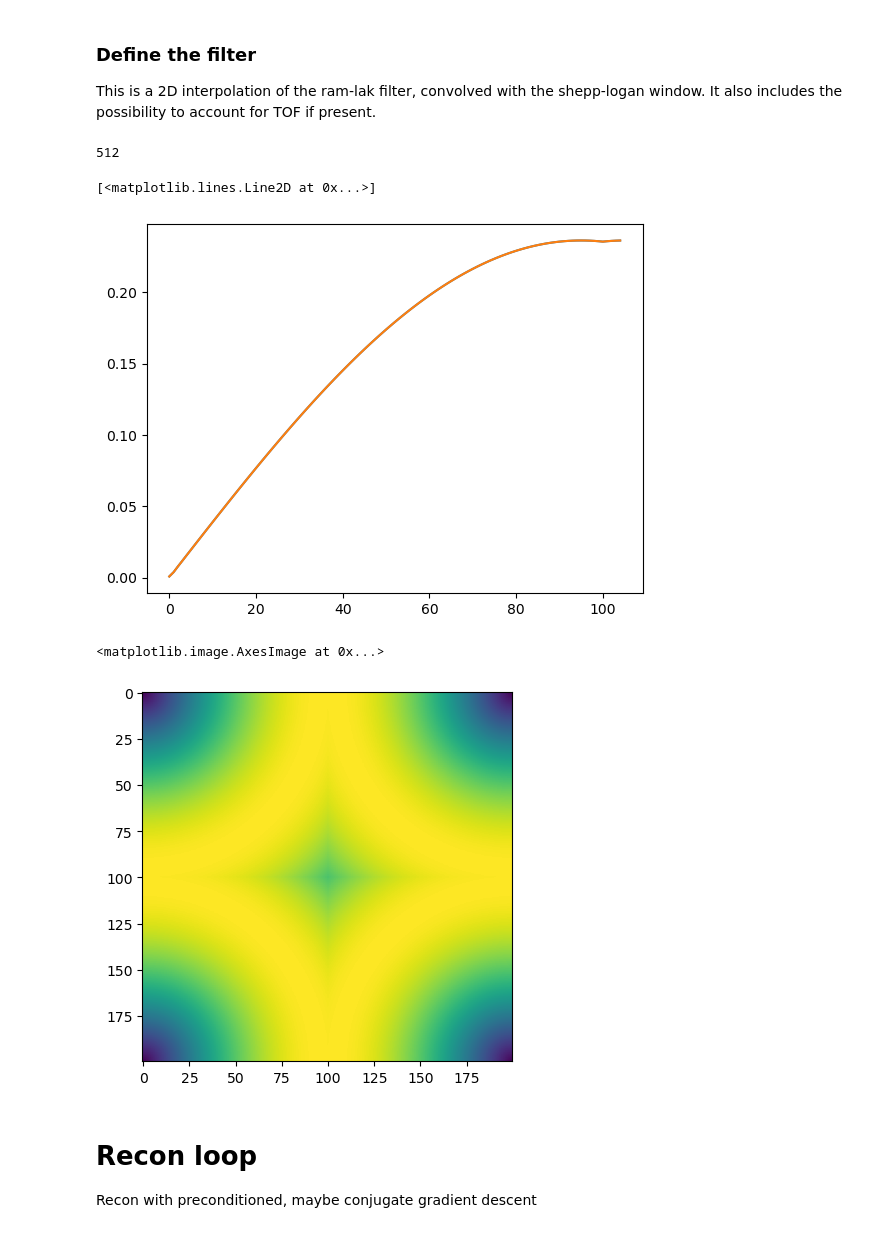
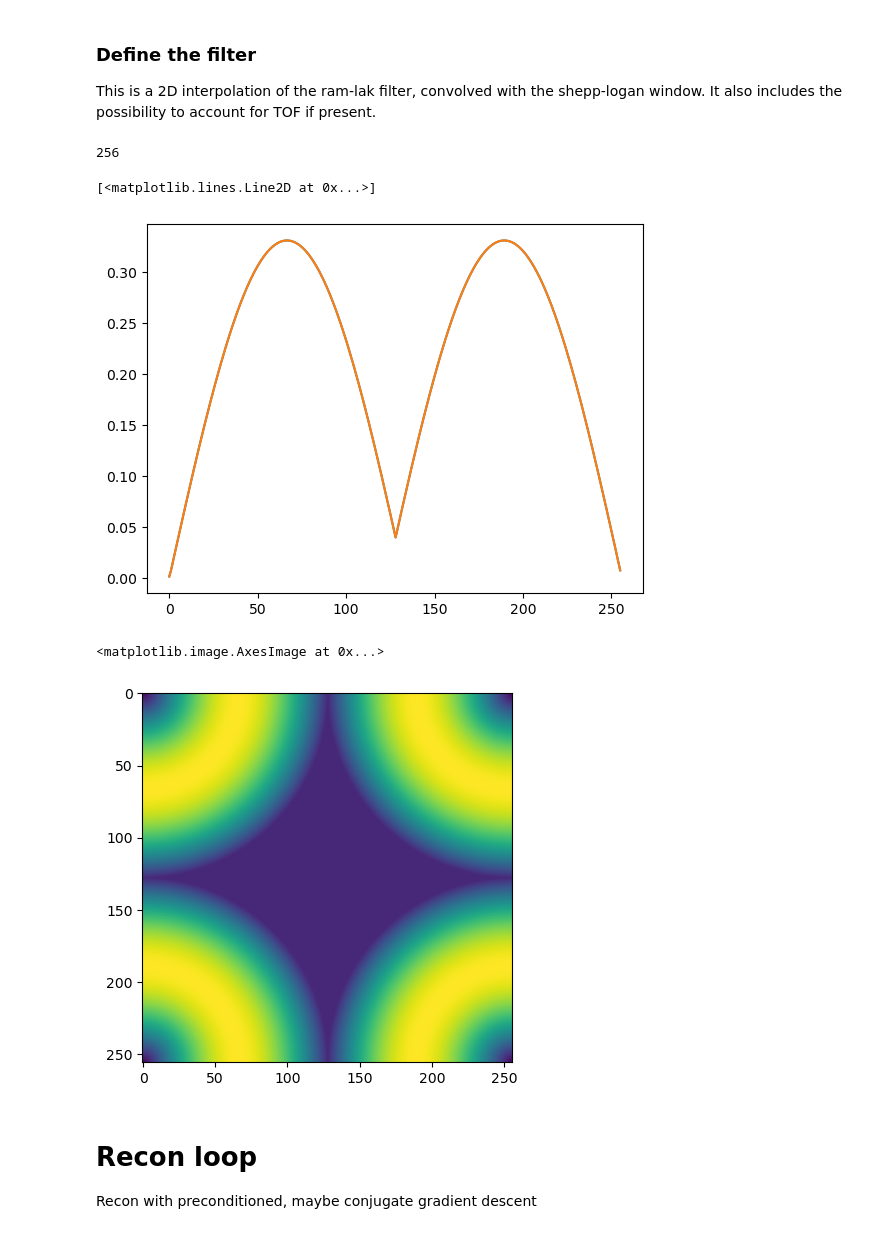
Before and after one commit to SyneRBI/PETRIC-Tomo-Unimib, a Jupyter notebook: testNewFilt.ipynb, the cells around one changed output. Cells and saved outputs as stored; diff of their text form; code cells hidden in the pictures.

```diff
--- a/testNewFilt.ipynb
+++ b/testNewFilt.ipynb
@@ -276,8 +313,8 @@ This is a 2D interpolation of the ram-lak filter, convolved with the shepp-logan
 It also includes the possibility to account for TOF if present.
 # %%
 def makeFFT_2D_filter (imShape_,tRes_=0,pixS_=2):
-    d_ = .95
-    order = 2*np.power(2,np.ceil(np.log2(imShape_[1]))).astype(np.uint32)
+    d_ = .52
+    order = np.power(2,np.ceil(np.log2(1.05*imShape_[1]))).astype(np.uint32)
    # freqN = np.power(2,np.ceil(np.log2(imShape_[1]//2))).astype(np.uint32)
     print (order)
     freqN = order//2
@@ -299,40 +336,41 @@ def makeFFT_2D_filter (imShape_,tRes_=0,pixS_=2):
     ftFilt = ftFilt[:(freqN+1)]
 
     # Apply the shepp-logan window
-    fV = 2*np.pi*(np.arange(1,freqN+1))/imShape_[1]
+    fV = 2*np.pi*(np.arange(1,freqN+1))/order
     ftFilt[1:] *= (np.sin(fV/(2*d_)) / (fV/(2*d_)))
+  #  ftF
     ftFilt[ftFilt<0]=0
 
     # interpolate to 2D
-    xf = np.arange(0,imShape_[1]//2+1).reshape((1,imShape_[1]//2+1))
+    xf = np.arange(0,order//2+1).reshape((1,order//2+1))
     yf = xf.transpose()
     freqR = np.sqrt(xf**2+yf**2)
-    interpF = np.interp(freqR,nFreq,ftFilt,right=0)
-    if (imShape_[1]%2):
-            interpF = np.concatenate([interpF,interpF[-1:0:-1,:]],axis=0)
-            interpF = np.concatenate([interpF,interpF[:,-1:0:-1]],axis=1)
-            interpF = interpF.reshape((1,)+imShape_[1:])
-    else:
-            interpF = np.concatenate([interpF,interpF[-2:0:-1,:]],axis=0)
-            interpF = np.concatenate([interpF,interpF[:,-2:0:-1]],axis=1)
-            interpF = interpF.reshape((1,)+imShape_[1:])
+    interpF = np.interp(freqR,nFreq,ftFilt,right=ftFilt[-1])
+    # if (imShape_[1]%2):
+    #         interpF = np.concatenate([interpF,interpF[-1:0:-1,:]],axis=0)
+    #         interpF = np.concatenate([interpF,interpF[:,-1:0:-1]],axis=1)
+    #         interpF = interpF.reshape((1,order,order))
+  #  else:
+    interpF = np.concatenate([interpF,interpF[-2:0:-1,:]],axis=0)
+    interpF = np.concatenate([interpF,interpF[:,-2:0:-1]],axis=1)
+    interpF = interpF.reshape((1,order,order))
  #   interpF = interpF.reshape((1,)+imShape_[1:])
     return interpF
 # %%
-myFilt = makeFFT_2D_filter(inpImage.shape) # Add TOF res and pixel size if problem is TOF
+myFilt = makeFFT_2D_filter((120,200,200)) # Add TOF res and pixel size if problem is TOF
 # %% [output]
-512
+256
 # %%
-plt.plot(myFilt[0,0,:105])
-plt.plot(myFilt[0,:105,0])
+plt.plot(myFilt[0,0,:256])
+plt.plot(myFilt[0,:256,0])
 # %% [output]
 [<matplotlib.lines.Line2D at 0x...>]
-[figure, old version]
+[figure, new version]
 # %%
 plt.imshow(myFilt[0,:,:])
 # %% [output]
 <matplotlib.image.AxesImage at 0x...>
-[figure, old version]
+[figure, new version]
 # %% [markdown]
 # Recon loop
 
```
Also changed, not shown: parts of 12 cells of this notebook, 4 other files.
